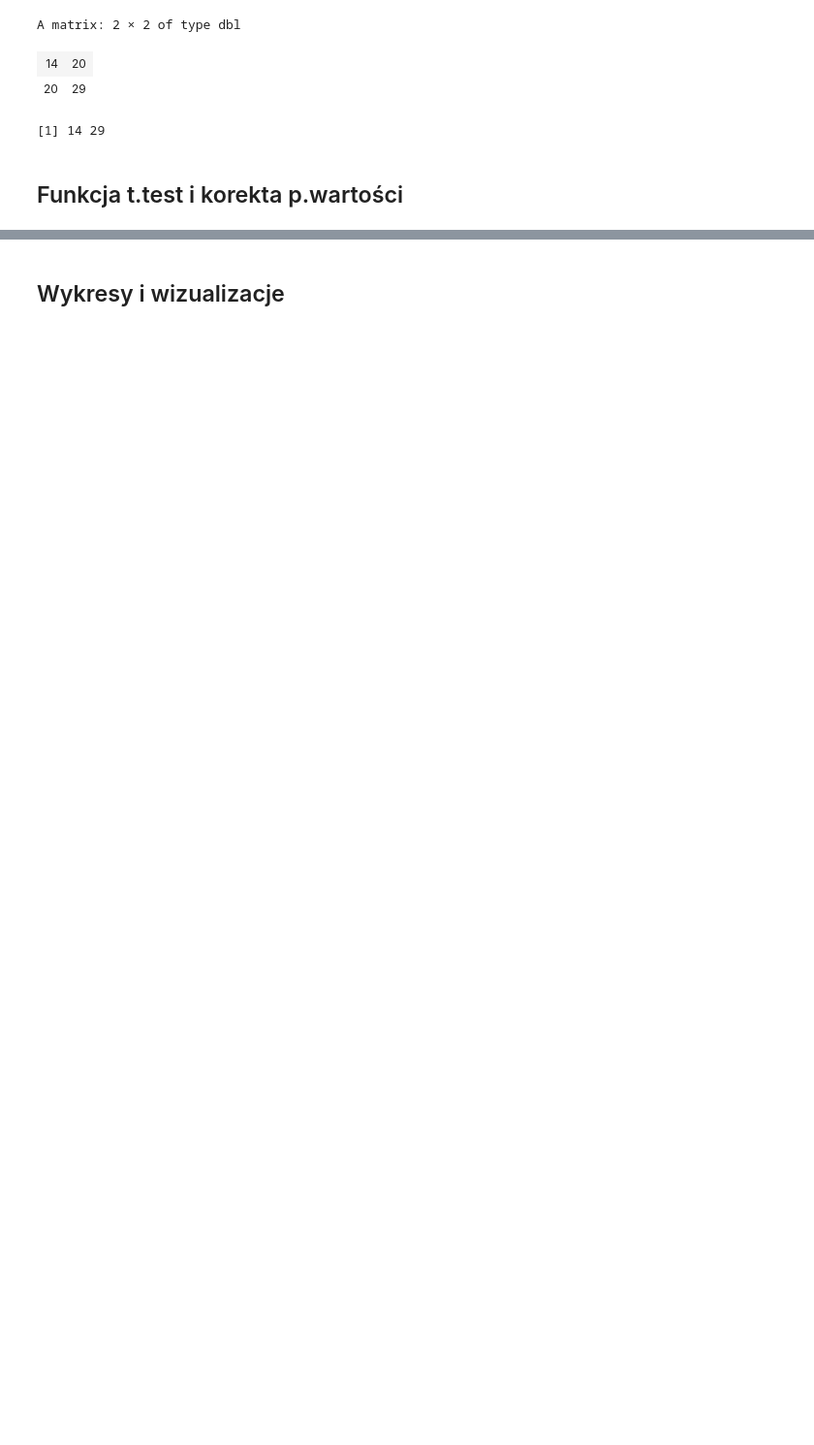
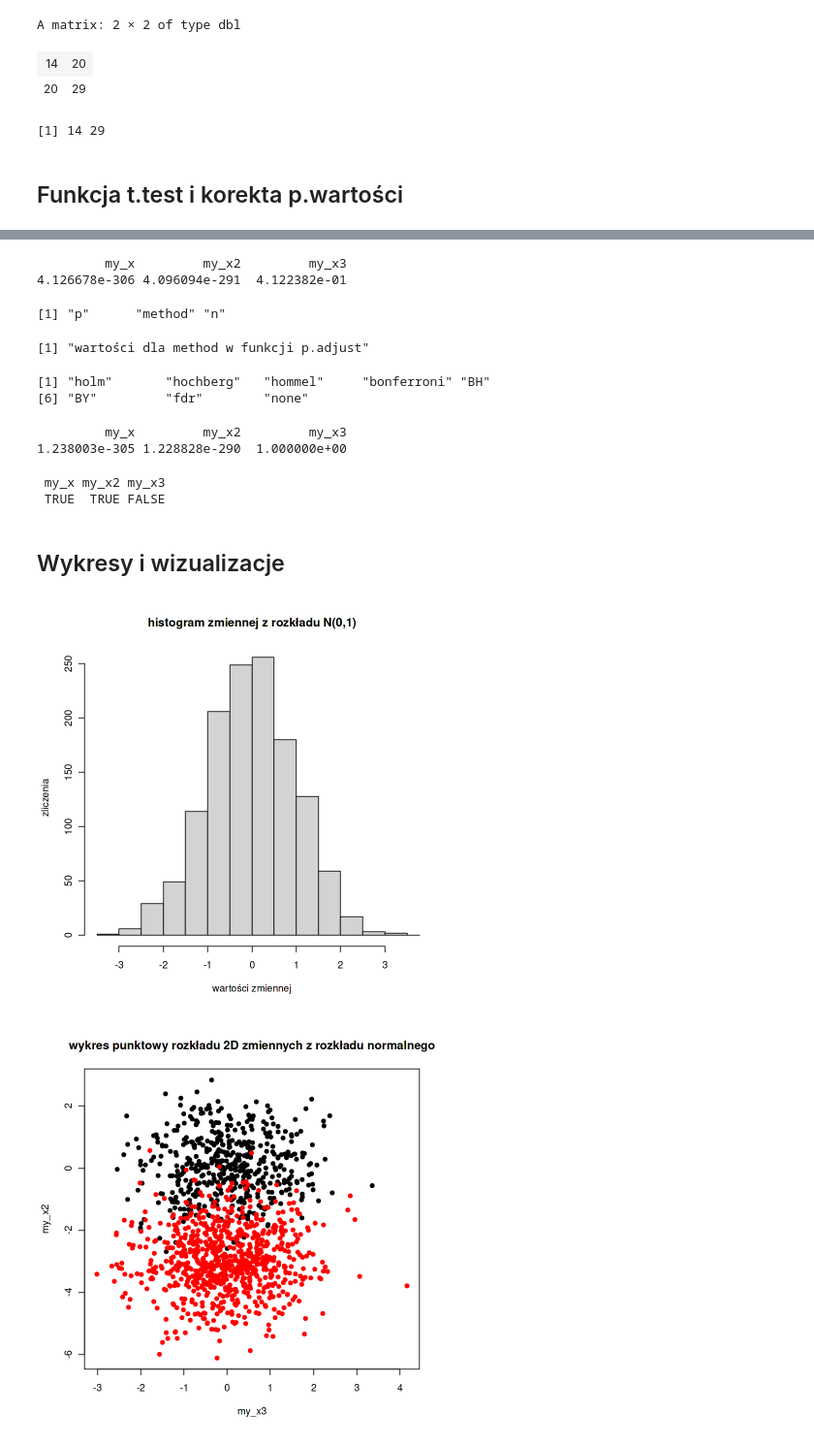
Before and after one commit to p100mma/uwb_bioinf_cw, a Jupyter notebook: zadania/10-11/examples-r.ipynb, the cells around one changed output, grey strips where cells are left out. Shown at 97% size. Cells and saved outputs as stored; diff of their text form; code cells hidden in the pictures; blank space fills up the shorter version.

```diff
--- a/zadania/10-11/examples-r.ipynb
+++ b/zadania/10-11/examples-r.ipynb
@@ -529,3 +565,9 @@ diag(BBt) # przekątna
 [1] 14 29
 # %% [markdown]
 ## Funkcja t.test i korekta p.wartości
+# %%
+#generujemy zabawkowe dane
+
+my_x= rnorm(1300)
+my_x[500:length(my_x)]= my_x[500:length(my_x)] + 3
+my_y= c ( rep(0, 499),rep(1, length(500:length(my_x)) ))
@@ -532,2 +606,59 @@ diag(BBt) # przekątna
+# %%
+# tworzymy dodatkową zmienną my_x2, prawie identyczną, tylko ze średnią -3 w grupie my_y==1
+my_x2= rnorm(1300)
+my_x2[500:length(my_x2)]= my_x2[500:length(my_x2)] - 3
+#tworzymy 3 zmienną, bez różnciy w średnich
+my_x3= rnorm(1300)
+#spinamy w strukturę 2D wszystkie zmienne
+my_X<- cbind(my_x, my_x2, my_x3)
+# robimy t.test dla każdej ze zmiennych i wyciągamy p.value
+test.pvalues<-apply(my_X,2, function(x) t.test(x[my_y==0],x[my_y==1])$p.value)
+test.pvalues  # tylko 2 istotnie statystycznie, jak należy. (p.value < 0.05)
+# %% [output]
+         my_x         my_x2         my_x3
+4.126678e-306 4.096094e-291  4.122382e-01
+# %%
+#FORMALNIE powyższe jest ŹLE
+#testując kilka hipotez naraz (akurat tutaj 3, po jednej dla każdej ze zmiennych)
+#trzeba zastosować korektę wynikającą z wielokrotnych porównań
+# do tego służy p.adjust
+#argumenty p.adjust:
+names(formals(p.adjust))
+#argumenty wymagane:
+#p - wektor p-wartości do korekty
+#method - łańcuch znaków określający, jak chcemy wykonać korektę,
+#Funkcja zwraca - wektor p.wartości po korekcie
+#możliwe wartości method:
+print("wartości dla method w funkcji p.adjust")
+p.adjust.methods
+# %% [output]
+[1] "p"      "method" "n"
+[1] "wartości dla method w funkcji p.adjust"
+[1] "holm"       "hochberg"   "hommel"     "bonferroni" "BH"
+[6] "BY"         "fdr"        "none"
+# %%
+padjusted<-p.adjust(test.pvalues, method='bonferroni')
+print(padjusted)
+# %% [output]
+         my_x         my_x2         my_x3
+1.238003e-305 1.228828e-290  1.000000e+00
+# %%
+#teraz można formalnie orzec, gdzie jest istotnie statystyczna różnica na poziomie 0.05:
+padjusted < 0.05
+# %% [output]
+ my_x my_x2 my_x3
+ TRUE  TRUE FALSE
 # %% [markdown]
 ## Wykresy i wizualizacje
+# %%
+hist(my_x3, main="histogram zmiennej z rozkładu N(0,1)",
+     xlab="wartości zmiennej",
+     ylab="zliczenia ",
+     xlim=c(-3.5,3.5))
+
+plot(my_x3, my_x2, main="wykres punktowy rozkładu 2D zmiennych z rozkładu normalnego",
+    pch=16,#kształt punktu
+    col=ifelse(my_y==1,"red","black"))#kolory
+# %% [output]
+[figure, added]
+[figure, added]
```
Also changed, not shown: parts of 6 cells of this notebook.
